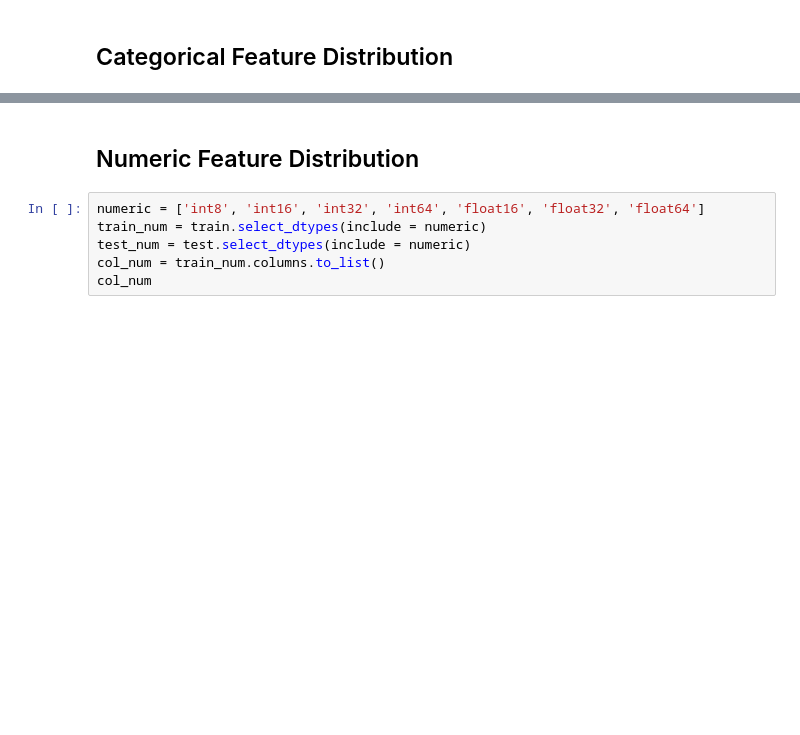
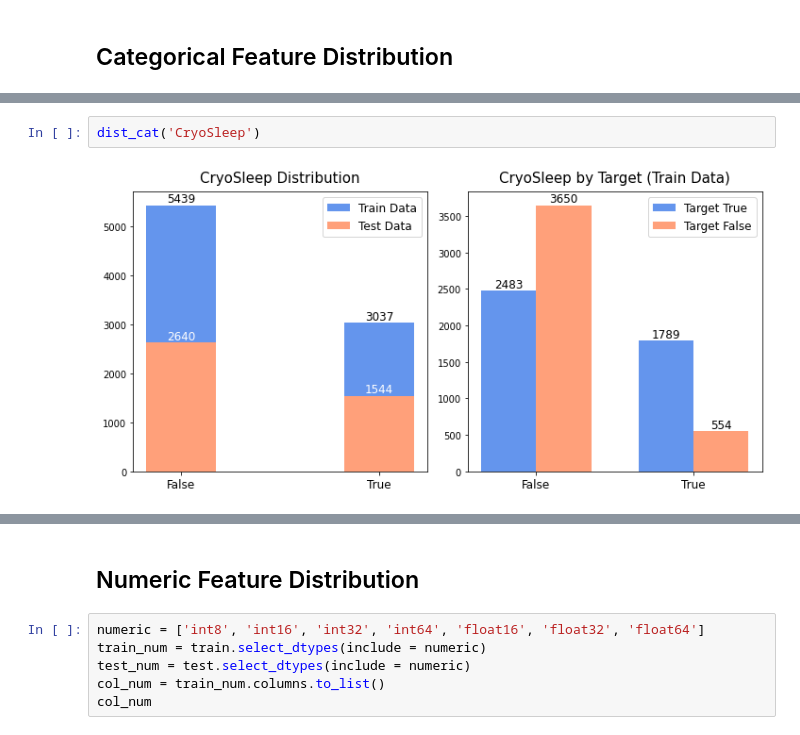
Before and after one commit to gonekng/Kaggle_Project, a Jupyter notebook: Spaceship Titanic/ml-spaceship-titanic.ipynb, the cells around one changed output, grey strips where cells are left out. Saved outputs shown, nothing was run; the diff lists cells and outputs as text; blank space fills up the shorter version.

```diff
--- a/Spaceship Titanic/ml-spaceship-titanic.ipynb
+++ b/Spaceship Titanic/ml-spaceship-titanic.ipynb
@@ -271,0 +310,4 @@ plt.show()
+# %%
+dist_cat('CryoSleep')
+# %% [output]
+[figure, added]
```
Also changed, not shown: parts of 79 cells of this notebook.
